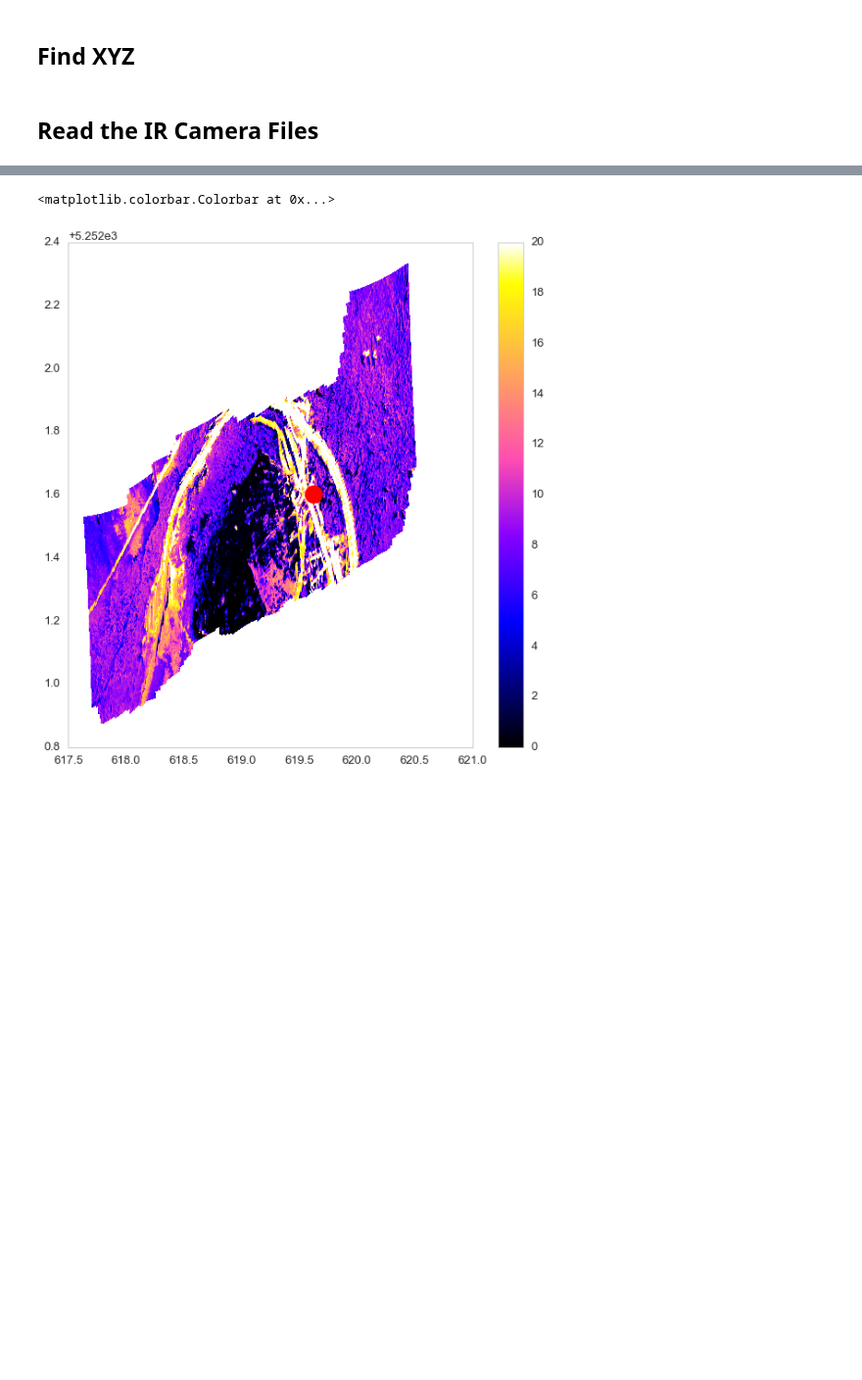
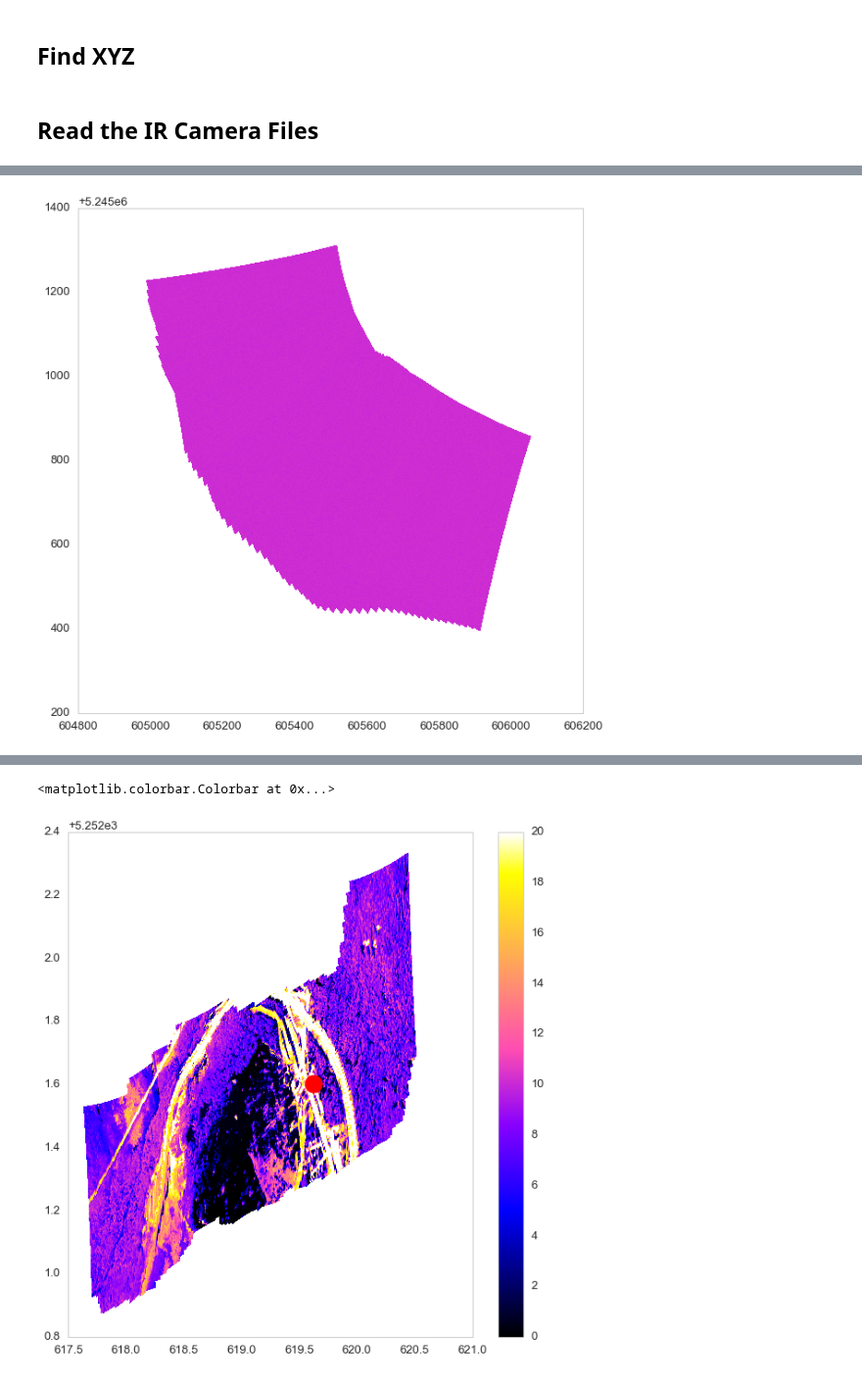
Before and after one commit to klapo/TurbulenceFeedbacks, a Jupyter notebook: TF.SNQ.read_IR_flights.functionTest-Copy1.ipynb, the cells around one changed output, grey strips where cells are left out. Shown at 98% size. Saved outputs shown, nothing was run; the diff lists cells and outputs as text; code cells hidden in the pictures; blank space fills up the shorter version.

```diff
--- a/TF.SNQ.read_IR_flights.functionTest-Copy1.ipynb
+++ b/TF.SNQ.read_IR_flights.functionTest-Copy1.ipynb
@@ -191,7 +191,19 @@ def readInfraredCamera(fname,
             # One of our attempts to read a field went beyond the end of the file.
             print("Error: File seems to be corrupted.")
 
-    return binDataOut, timeFile
+    # Convert data to xarray Dataset before returning variables
+    cameraDataset = xr.Dataset({'images': (['x', 'y', 'time'],  binDataOut)},
+                       coords={'time': cameraTime.index[fIndex]})
+
+    # Mean counts to remove from data
+    imMean = cameraDataset.mean(dim='time')
+    # Camera reference temperature
+    refTemp = cameraTime.camTemp.mean()
+    # Convert to a brightness temperature following the example in Chris' MATLAB script
+    cameraDataset.images.values = (cameraDataset.images - imMean.images) / 250 + refTemp
+
+    # Return brightness temperature
+    return cameraDataset, cameraTime
 # %% [markdown]
 ## Read GPS/IMU
 # %%
@@ -570,3 +657,7 @@ irFiles  = [fl1, fl2, fl3, fl4, fl5, fl6, fl7, fl8, fl9, fl10, fl11, fl12, fl13]
+# %%
+# Based on the above let's drop files 1-6 and 9
+# Additionally, the '2327' and '2328' flights don't appear to contain actual data. Drop those as well.
+irFiles  = [fl10, fl11, fl12, fl13]
 # %%
 # --------------------------------------------------------------------------------------------
 os.chdir(dirData)
@@ -632,13 +730,0 @@ AttributeError: 'NoneType' object has no attribute 'index'
-# %%
-cameraLocDataset = xr.Dataset()
-cameraLoc1 = readIMU(fl1['LOCATION'])
-cameraLoc1.index.rename('time', inplace=True)
-cameraLoc2 = readIMU(fl1['LOCATION'])
-cameraLoc2.index.rename('time', inplace=True)
-print(xr.Dataset.from_dataframe(cameraLoc1))
-print(xr.Dataset.from_dataframe(cameraLoc2))
-cameraLocDataset = xr.Dataset.from_dataframe(cameraLoc1)
-cameraLocDataset = xr.concat([cameraLocDataset, xr.Dataset.from_dataframe(cameraLoc2)], dim='time')
-print(cameraLocDataset)
-
-plt.plot(cameraLocDataset.lat)
@@ -702,5 +730,0 @@ brightTemp = (cameraDataset.images - imMean.images) / 250 + refTemp
-# %%
-cameraLoc = readIMU(fnameLoc)
-cameraLoc.index.rename('time', inplace=True)
-cameraLocDataset = xr.Dataset.from_dataframe(cameraLoc)
-cameraLocDataset = cameraLocDataset.reindex_like(cameraDataset, method='nearest')
@@ -783,0 +807,10 @@ plt.imshow(cameraDataset.isel(time=n).images)
+# %%
+# Plot IR images
+fig, ax = plt.subplots(1, 1, figsize=(10, 10))
+for n in np.arange(0, cameraDataset.time.size):
+    ax.pcolormesh(chunkUndistort.easting.isel(time=n),
+                  chunkUndistort.northing.isel(time=n),
+                  cameraDataset.isel(time=n).images.values,
+                  cmap=cm.gnuplot2, vmin=0, vmax=20)
+# %% [output]
+[figure, added]
```
Also changed, not shown: parts of 14 cells of this notebook.
